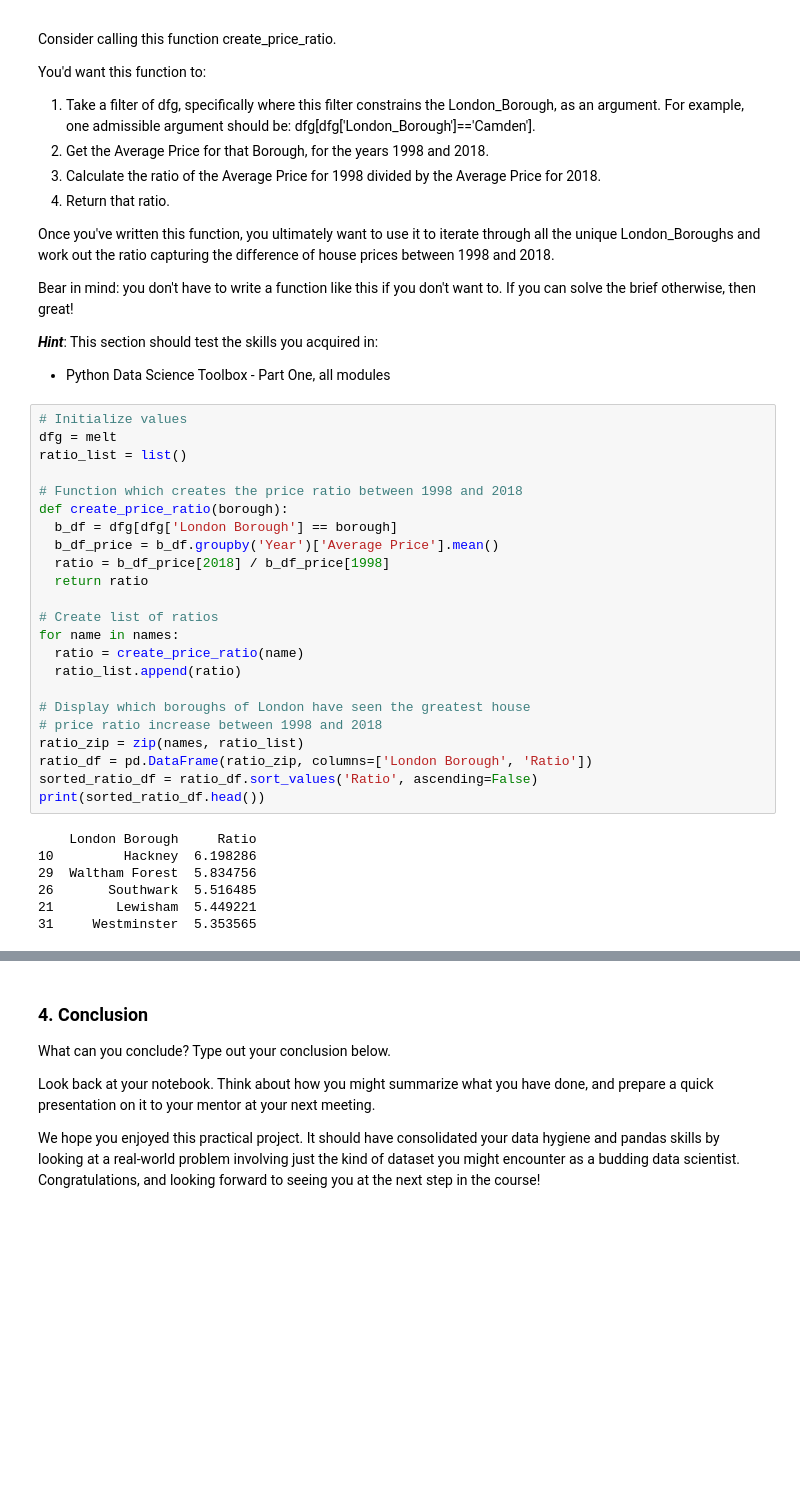
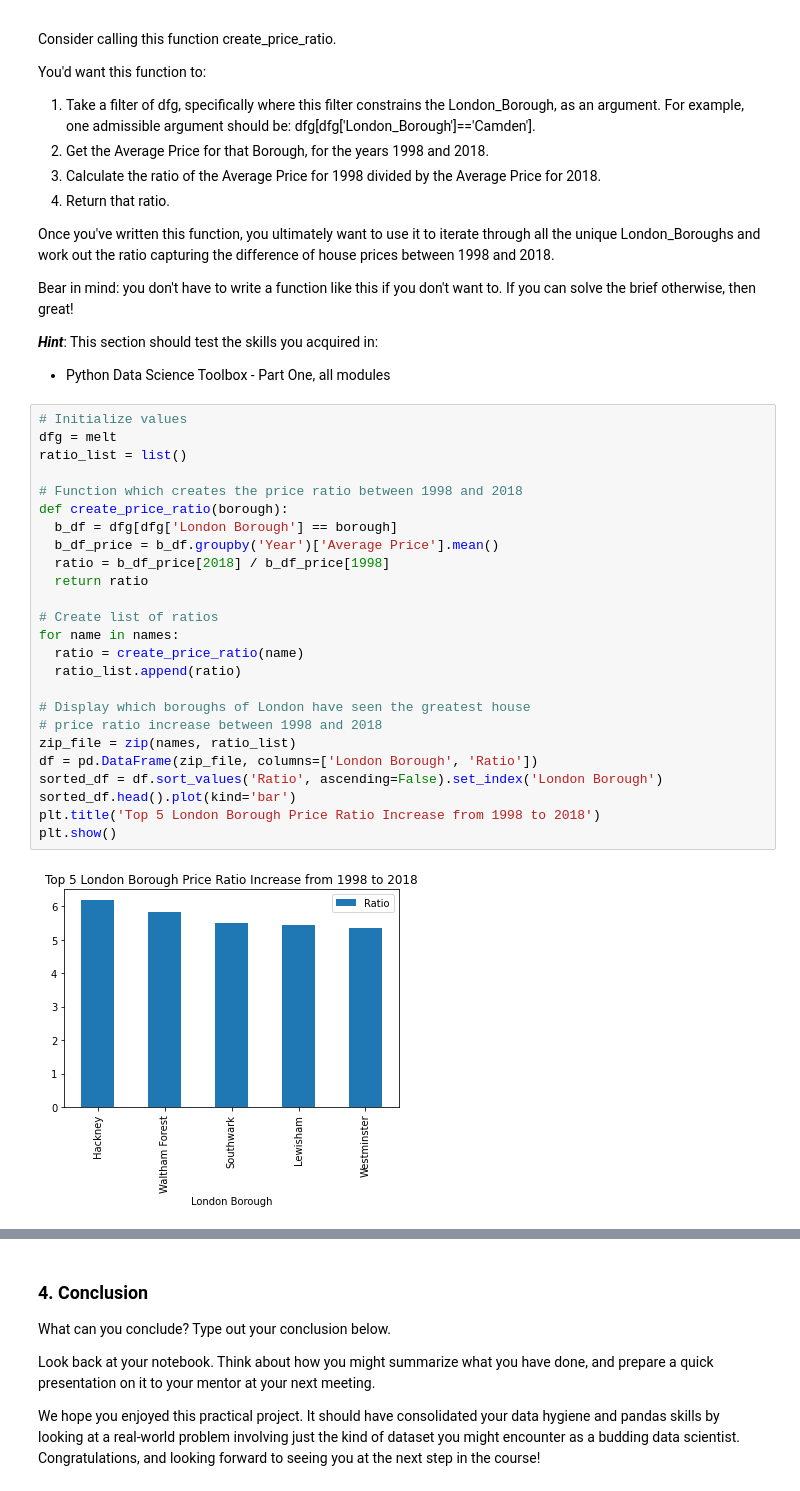
Before and after one commit to clyde2020/Springboard, a Jupyter notebook: Unit_4_Challenge_Tier_3.ipynb, the cells around one changed output, grey strips where cells are left out. Cells and saved outputs as stored; diff of their text form; blank space fills up the shorter version.

```diff
--- a/Unit_4_Challenge_Tier_3.ipynb
+++ b/Unit_4_Challenge_Tier_3.ipynb
@@ -284,30 +281,27 @@ Bear in mind: you don't have to write a function like this if you don't want to.
 # %%
 # Initialize values
 dfg = melt
 ratio_list = list()
 
 # Function which creates the price ratio between 1998 and 2018
 def create_price_ratio(borough):
   b_df = dfg[dfg['London Borough'] == borough]
   b_df_price = b_df.groupby('Year')['Average Price'].mean()
   ratio = b_df_price[2018] / b_df_price[1998]
   return ratio
 
 # Create list of ratios
 for name in names:
   ratio = create_price_ratio(name)
   ratio_list.append(ratio)
 
 # Display which boroughs of London have seen the greatest house
 # price ratio increase between 1998 and 2018
-ratio_zip = zip(names, ratio_list)
-ratio_df = pd.DataFrame(ratio_zip, columns=['London Borough', 'Ratio'])
-sorted_ratio_df = ratio_df.sort_values('Ratio', ascending=False)
-print(sorted_ratio_df.head())
+zip_file = zip(names, ratio_list)
+df = pd.DataFrame(zip_file, columns=['London Borough', 'Ratio'])
+sorted_df = df.sort_values('Ratio', ascending=False).set_index('London Borough')
+sorted_df.head().plot(kind='bar')
+plt.title('Top 5 London Borough Price Ratio Increase from 1998 to 2018')
+plt.show()
 # %% [output]
-    London Borough     Ratio
-10         Hackney  6.198286
-29  Waltham Forest  5.834756
-26       Southwark  5.516485
-21        Lewisham  5.449221
-31     Westminster  5.353565
+[figure, added]
```
Also changed, not shown: parts of 5 cells of this notebook.
